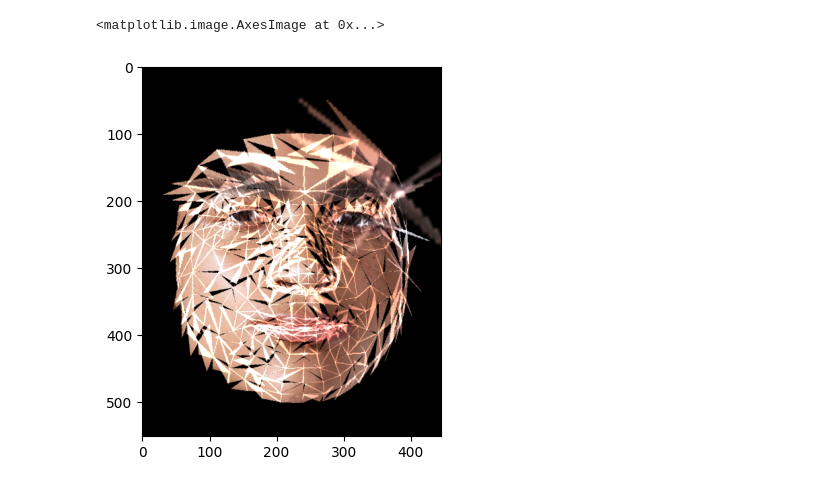
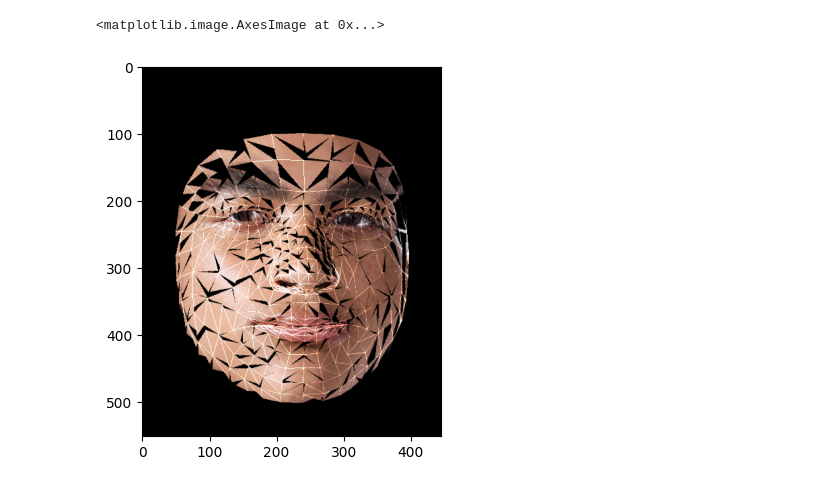
Before and after one commit to svspirivm/face-swap, a Jupyter notebook: all_triangles.ipynb, the cells around one changed output. Drawn from its saved outputs; the diff is of its cells as text; code cells hidden in the pictures.

```diff
--- a/all_triangles.ipynb
+++ b/all_triangles.ipynb
@@ -30,7 +23,8 @@ AttributeError: 'tqdm_notebook' object has no attribute 'disp'
 # %%
 
 mixed_clone = t_aligned.copy()
-added = np.zeros(t_aligned.shape, np.uint8)
+added1 = np.zeros(t_aligned.shape, np.uint8)
+added2 = np.zeros(t_aligned.shape, np.uint8)
 
 for i in range(0, int(len(TRIANGULATION) / 3)):
     points = [TRIANGULATION[i * 3], TRIANGULATION[i * 3 + 1], TRIANGULATION[i * 3 + 2]]
@@ -47,23 +41,35 @@ for i in range(0, int(len(TRIANGULATION) / 3)):
         (t_zone_patch.shape[1], t_zone_patch.shape[0])
         )
 
-    added = cv2.add(added, s_rotated)
+    added1 = cv2.add(added1, s_rotated)
+
+    # t_zone_mask = t_zone_patch[:, :, 0]
+    # s_masked = cv2.bitwise_and(s_rotated, s_rotated, mask=t_zone_mask)
+
+    t_zone_mask =( t_zone_patch[:, :, 0] > 0).astype(np.uint8)
+    kernel = cv2.getStructuringElement(cv2.MORPH_ELLIPSE, (5, 5))
+    smoothed_mask = cv2.morphologyEx(t_zone_mask, cv2.MORPH_OPEN, kernel)
+    smoothed_mask = cv2.GaussianBlur(smoothed_mask, (15, 15), 0)
+    s_masked = cv2.bitwise_and(s_rotated, s_rotated, mask=t_zone_mask)
+
+    added2 = cv2.add(added2, s_masked)
 
     t_scale_ldmks = get_zone_landmarks(points, t_ldmks)
-    center_x = (np.max(t_scale_ldmks[:, 0]) + np.min(t_scale_ldmks[:, 0])) // 2
-    center_y = (np.max(t_scale_ldmks[:, 1]) + np.min(t_scale_ldmks[:, 1])) // 2
+    # center_x = (np.max(t_scale_ldmks[:, 0]) + np.min(t_scale_ldmks[:, 0])) // 2
+    # center_y = (np.max(t_scale_ldmks[:, 1]) + np.min(t_scale_ldmks[:, 1])) // 2
+    h, w = s_masked.shape[:2]
 
     # 0 <= roi.x && 0 <= roi.width && roi.x + roi.width <= m.cols && 0 <= roi.y && 0 <= roi.height && roi.y + roi.height <= m.rows
 
     # mixed_clone = cv2.seamlessClone(
-    #     s_rotated,
+    #     s_masked,
     #     mixed_clone,
-    #     s_rotated[:, :, 0],
-    #     (center_x, center_y),
+    #     s_masked[:, :, 0],
+    #     (w // 2, h // 2),
     #     cv2.MIXED_CLONE
     #     )
 # %%
-plt.imshow(added)
+plt.imshow(added2)
 # %% [output]
 <matplotlib.image.AxesImage at 0x...>
-[figure, old version]
+[figure, new version]
```
Also changed, not shown: parts of 6 cells of this notebook.
